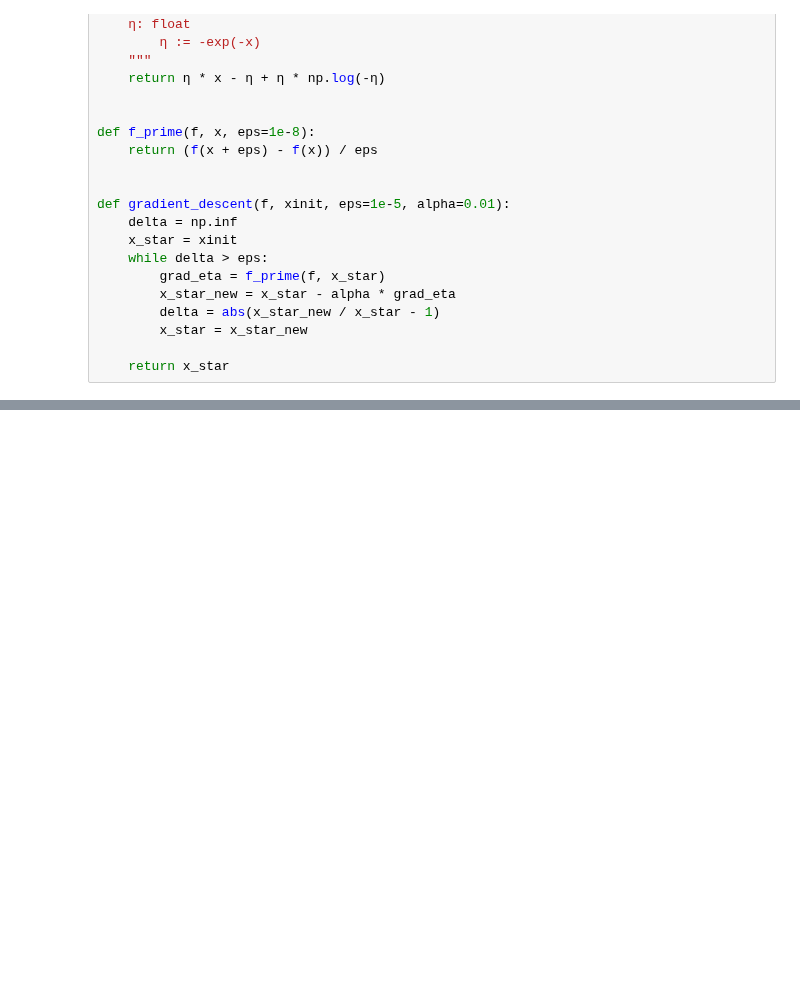
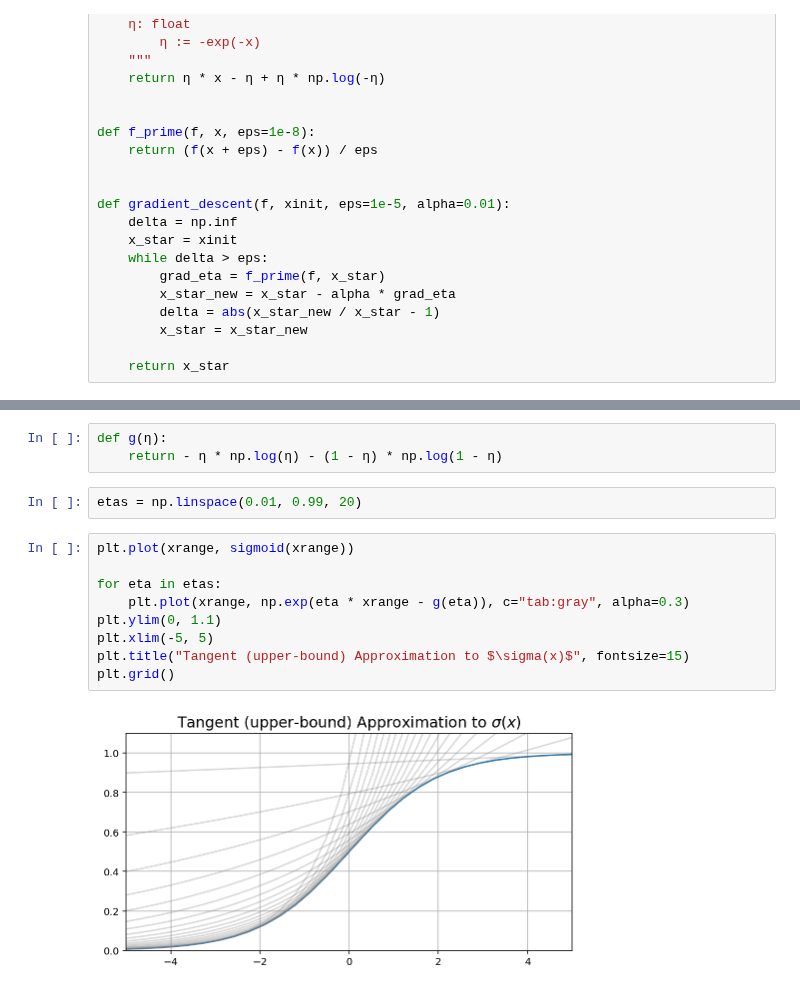
Before and after one commit to gerdm/prml, a Jupyter notebook: chapter10/local-variational-methods.ipynb, the cells around one changed output, grey strips where cells are left out. Drawn from its saved outputs; the diff is of its cells as text; blank space fills up the shorter version.

```diff
--- a/chapter10/local-variational-methods.ipynb
+++ b/chapter10/local-variational-methods.ipynb
@@ -73,0 +95,16 @@ plt.grid()
+# %%
+def g(η):
+    return - η * np.log(η) - (1 - η) * np.log(1 - η)
+# %%
+etas = np.linspace(0.01, 0.99, 20)
+# %%
+plt.plot(xrange, sigmoid(xrange))
+
+for eta in etas:
+    plt.plot(xrange, np.exp(eta * xrange - g(eta)), c="tab:gray", alpha=0.3)
+plt.ylim(0, 1.1)
+plt.xlim(-5, 5)
+plt.title("Tangent (upper-bound) Approximation to $\sigma(x)$", fontsize=15)
+plt.grid()
+# %% [output]
+[figure, added]
```
Also changed, not shown: parts of 5 cells of this notebook.
